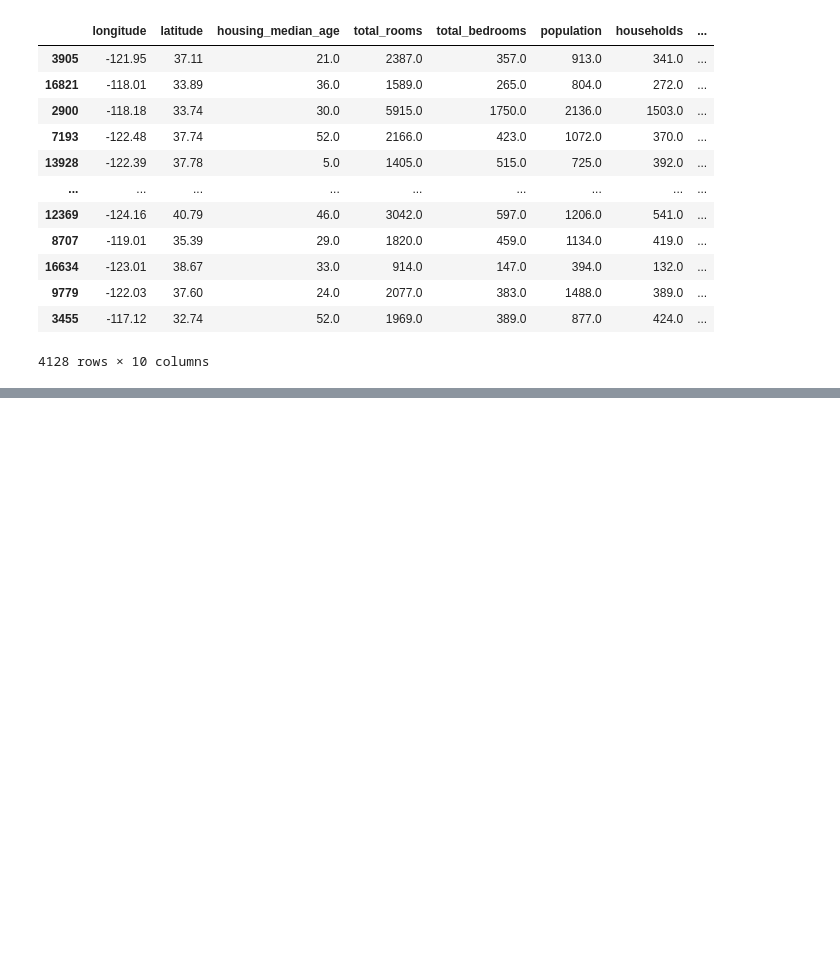
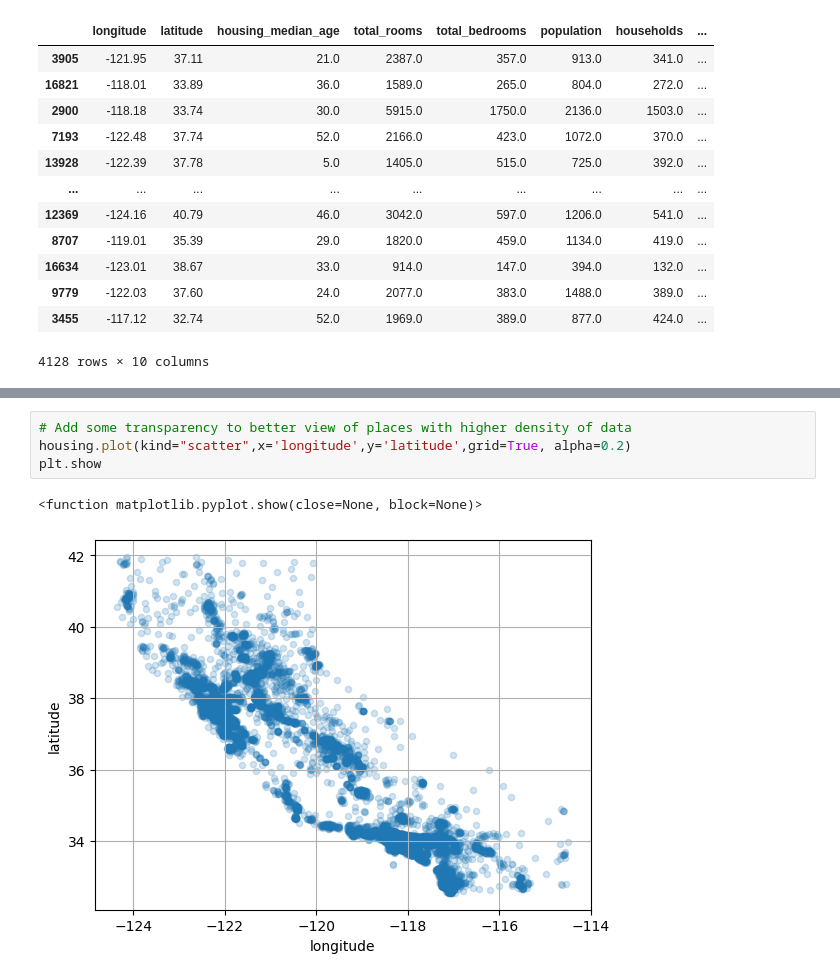
Before and after one commit to alvarohernandezalt/ML_SCKT_TF_Geron, a Jupyter notebook: C02_CaliforniaHousingPrice.ipynb, the cells around one changed output, grey strips where cells are left out. Saved outputs shown, nothing was run; the diff lists cells and outputs as text; blank space fills up the shorter version.

```diff
--- a/C02_CaliforniaHousingPrice.ipynb
+++ b/C02_CaliforniaHousingPrice.ipynb
@@ -246,0 +264,7 @@ strat_test_set
+# %%
+# Add some transparency to better view of places with higher density of data
+housing.plot(kind="scatter",x='longitude',y='latitude',grid=True, alpha=0.2)
+plt.show
+# %% [output]
+<function matplotlib.pyplot.show(close=None, block=None)>
+[figure, added]
```
Also changed, not shown: parts of 8 cells of this notebook.
